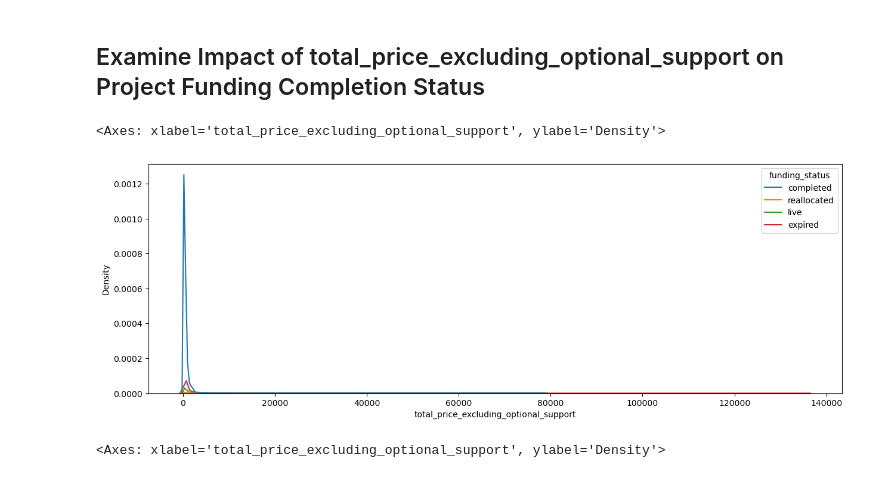
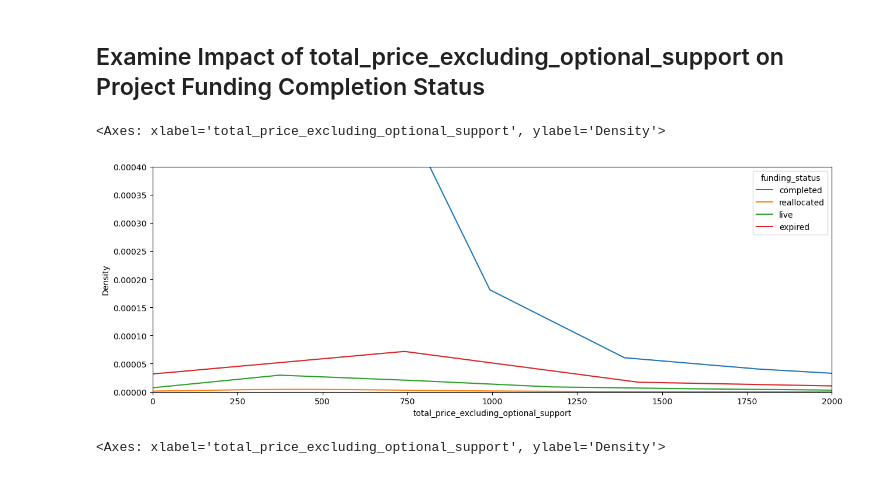
Before and after one commit to wallychang88/pythonforbusiness, a Jupyter notebook: Project_starterFile.ipynb, the cells around one changed output. Drawn from its saved outputs; the diff is of its cells as text; code cells hidden in the pictures.

```diff
--- a/Project_starterFile.ipynb
+++ b/Project_starterFile.ipynb
@@ -140,10 +140,12 @@ plt.show()
 ## Examine Impact of total_price_excluding_optional_support on Project Funding Completion Status
 # %%
 plt.figure(figsize=(15,5))
+plt.xlim([0,2000])
+plt.ylim([0,0.0004])
 sns.kdeplot(data=combined_df, x='total_price_excluding_optional_support', hue='funding_status')
 # %% [output]
 <Axes: xlabel='total_price_excluding_optional_support', ylabel='Density'>
-[figure, old version]
+[figure, new version]
 # %%
 # Using logit scale
 plt.figure(figsize=(15,5))
```
Also changed, not shown: parts of 4 cells of this notebook.
